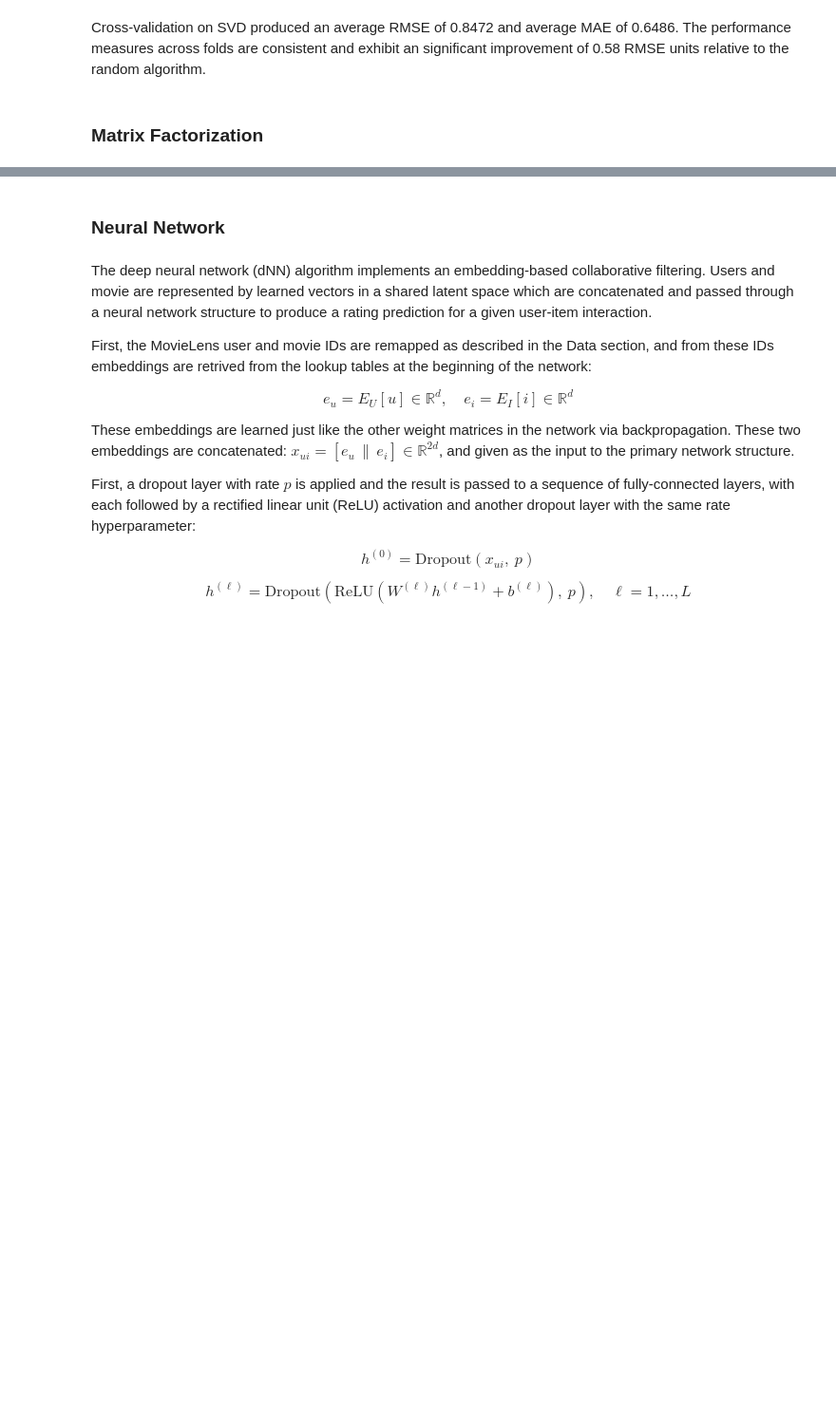
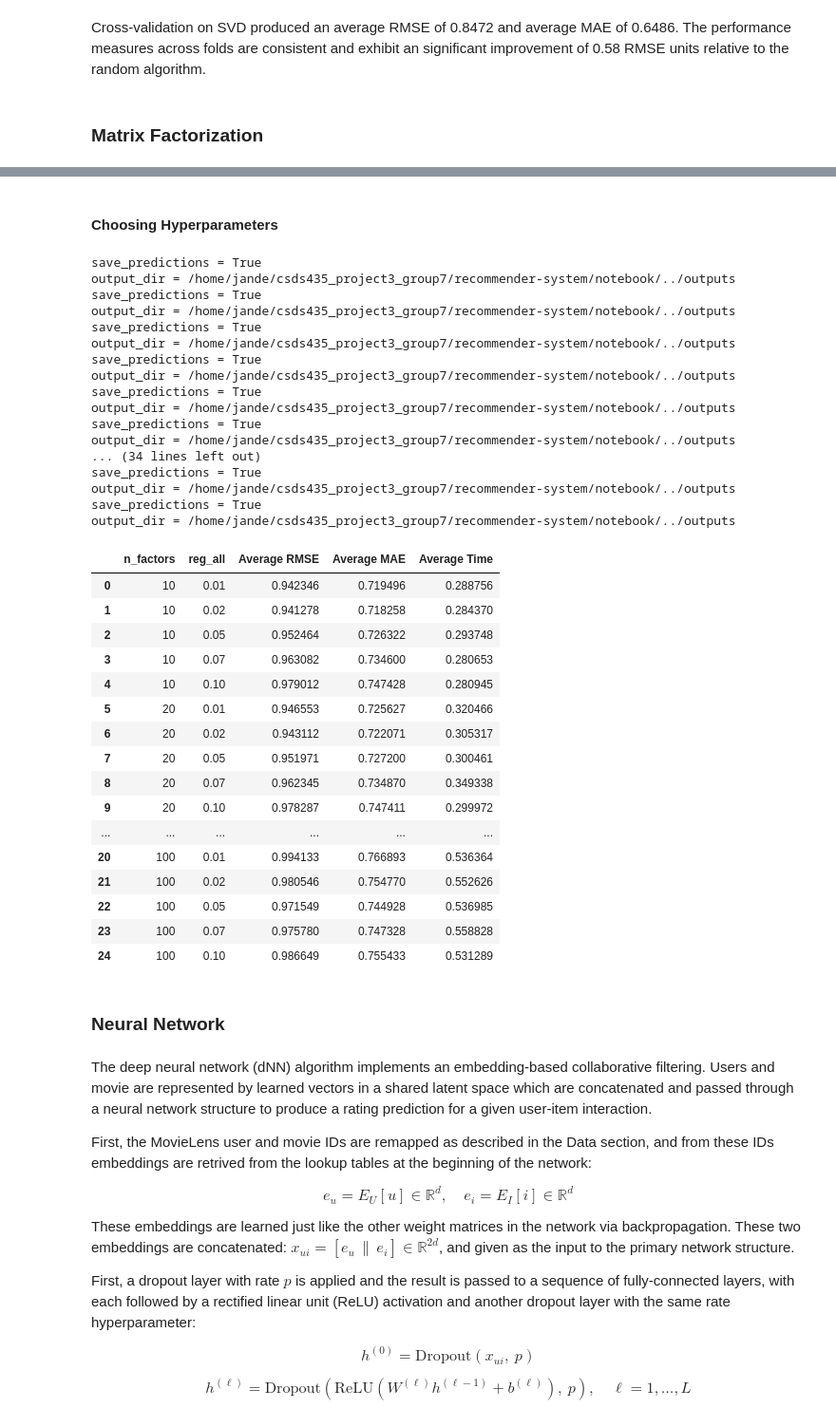
Before and after one commit to jmanderson0119/recommender-system, a Jupyter notebook: notebook/csds435_project3_group7_notebook.ipynb, the cells around one changed output, grey strips where cells are left out. Shown at 95% size. Cells and saved outputs as stored; diff of their text form; code cells hidden in the pictures; blank space fills up the shorter version.

```diff
--- a/notebook/csds435_project3_group7_notebook.ipynb
+++ b/notebook/csds435_project3_group7_notebook.ipynb
@@ -309,3 +549,67 @@ Cross-validation on SVD produced an average RMSE of 0.8472 and average MAE of 0.
+# %% [markdown]
+#### Choosing Hyperparameters
+# %%
+#testing parameters for mf
+mf_results = []
+
+#only going to test n factors and reg all parameters
+#reg_all -> smaller higher risk of over fitting, larger risk of under fitting
+for n_factors in [10, 20, 50, 80, 100]:
+    for reg_all in [0.01, 0.02, 0.05, 0.07, 0.1]:
+
+        fold_results, predictions, avg_rmse, avg_mae, avg_time = run_mf_reg_cv(
+            folds=folds,
+            n_factors=n_factors,
+            reg_all=reg_all,
+            n_epochs=20,
+            lr_all=0.005,
+        )
+
+        mf_results.append({
+            "n_factors": n_factors,
+            "reg_all": reg_all,
+            "Average RMSE": avg_rmse,
+            "Average MAE": avg_mae,
+            "Average Time": avg_time
+        })
+
+mf_summary = pd.DataFrame(mf_results)
+mf_summary
+# %% [output]
+save_predictions = True
+output_dir = /home/jande/csds435_project3_group7/recommender-system/notebook/../outputs
+save_predictions = True
+output_dir = /home/jande/csds435_project3_group7/recommender-system/notebook/../outputs
+save_predictions = True
+output_dir = /home/jande/csds435_project3_group7/recommender-system/notebook/../outputs
+save_predictions = True
+output_dir = /home/jande/csds435_project3_group7/recommender-system/notebook/../outputs
+save_predictions = True
+output_dir = /home/jande/csds435_project3_group7/recommender-system/notebook/../outputs
+save_predictions = True
+output_dir = /home/jande/csds435_project3_group7/recommender-system/notebook/../outputs
+... (34 lines left out)
+save_predictions = True
+output_dir = /home/jande/csds435_project3_group7/recommender-system/notebook/../outputs
+save_predictions = True
+output_dir = /home/jande/csds435_project3_group7/recommender-system/notebook/../outputs
+|  | n_factors | reg_all | Average RMSE | Average MAE | Average Time |
+| 0 | 10 | 0.01 | 0.942346 | 0.719496 | 0.288756 |
+| 1 | 10 | 0.02 | 0.941278 | 0.718258 | 0.284370 |
+| 2 | 10 | 0.05 | 0.952464 | 0.726322 | 0.293748 |
+| 3 | 10 | 0.07 | 0.963082 | 0.734600 | 0.280653 |
+| 4 | 10 | 0.10 | 0.979012 | 0.747428 | 0.280945 |
+| 5 | 20 | 0.01 | 0.946553 | 0.725627 | 0.320466 |
+| 6 | 20 | 0.02 | 0.943112 | 0.722071 | 0.305317 |
+| 7 | 20 | 0.05 | 0.951971 | 0.727200 | 0.300461 |
+| 8 | 20 | 0.07 | 0.962345 | 0.734870 | 0.349338 |
+| 9 | 20 | 0.10 | 0.978287 | 0.747411 | 0.299972 |
+| ... | ... | ... | ... | ... | ... |
+| 20 | 100 | 0.01 | 0.994133 | 0.766893 | 0.536364 |
+| 21 | 100 | 0.02 | 0.980546 | 0.754770 | 0.552626 |
+| 22 | 100 | 0.05 | 0.971549 | 0.744928 | 0.536985 |
+| 23 | 100 | 0.07 | 0.975780 | 0.747328 | 0.558828 |
+| 24 | 100 | 0.10 | 0.986649 | 0.755433 | 0.531289 |
 # %% [markdown]
 ### Neural Network
 # %% [markdown]
```
Also changed, not shown: parts of 11 cells of this notebook, 12 other files.
